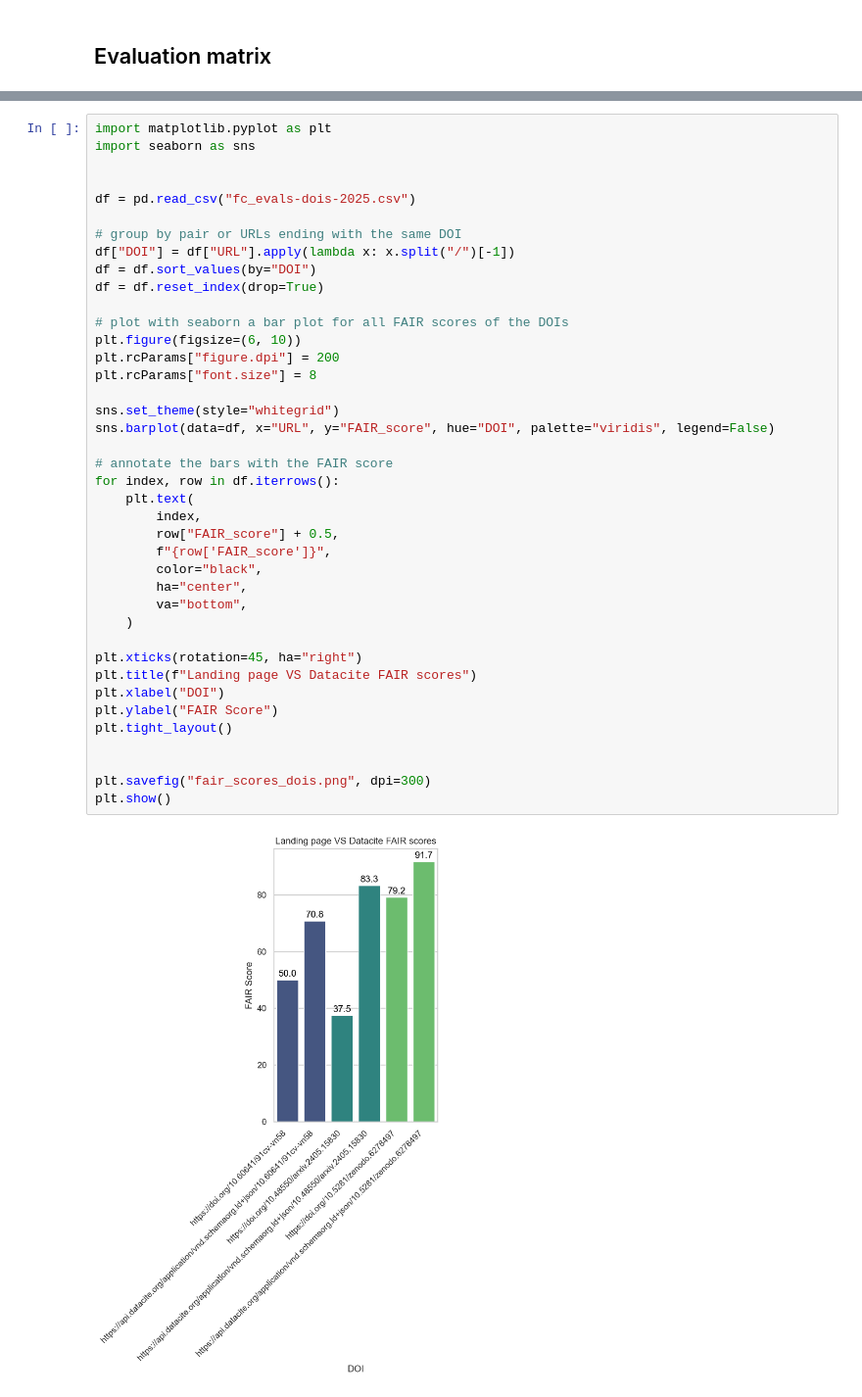
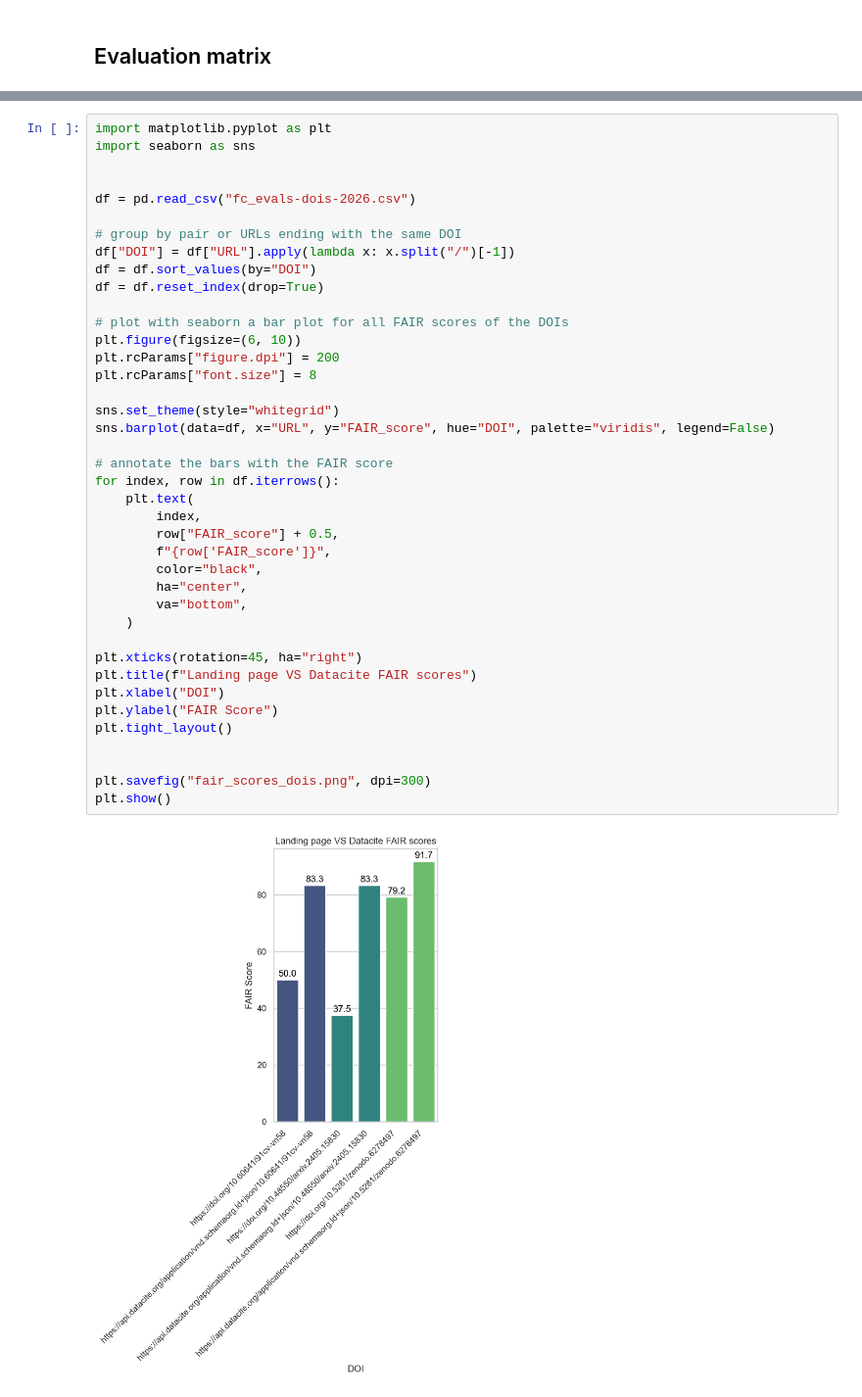
Before and after one commit to Phloemus/FAIR-checker, a Jupyter notebook: notebooks/DataciteEval.ipynb, the cells around one changed output, grey strips where cells are left out. Shown at 98% size. Saved outputs shown, nothing was run; the diff lists cells and outputs as text.

```diff
--- a/notebooks/DataciteEval.ipynb
+++ b/notebooks/DataciteEval.ipynb
@@ -135,7 +135,7 @@ import matplotlib.pyplot as plt
 import seaborn as sns
 
 
-df = pd.read_csv("fc_evals-dois-2025.csv")
+df = pd.read_csv("fc_evals-dois-2026.csv")
 
 # group by pair or URLs ending with the same DOI
 df["DOI"] = df["URL"].apply(lambda x: x.split("/")[-1])
@@ -144,34 +144,34 @@ df = df.reset_index(drop=True)
 
 # plot with seaborn a bar plot for all FAIR scores of the DOIs
 plt.figure(figsize=(6, 10))
 plt.rcParams["figure.dpi"] = 200
 plt.rcParams["font.size"] = 8
 
 sns.set_theme(style="whitegrid")
 sns.barplot(data=df, x="URL", y="FAIR_score", hue="DOI", palette="viridis", legend=False)
 
 # annotate the bars with the FAIR score
 for index, row in df.iterrows():
     plt.text(
         index,
         row["FAIR_score"] + 0.5,
         f"{row['FAIR_score']}",
         color="black",
         ha="center",
         va="bottom",
     )
 
 plt.xticks(rotation=45, ha="right")
 plt.title(f"Landing page VS Datacite FAIR scores")
 plt.xlabel("DOI")
 plt.ylabel("FAIR Score")
 plt.tight_layout()
 
 
 plt.savefig("fair_scores_dois.png", dpi=300)
 plt.show()
 # %% [output]
-[figure, old version]
+[figure, new version]
 # %%
 df
 # %% [output]
```
Also changed, not shown: parts of 10 cells of this notebook, 1 other file.
